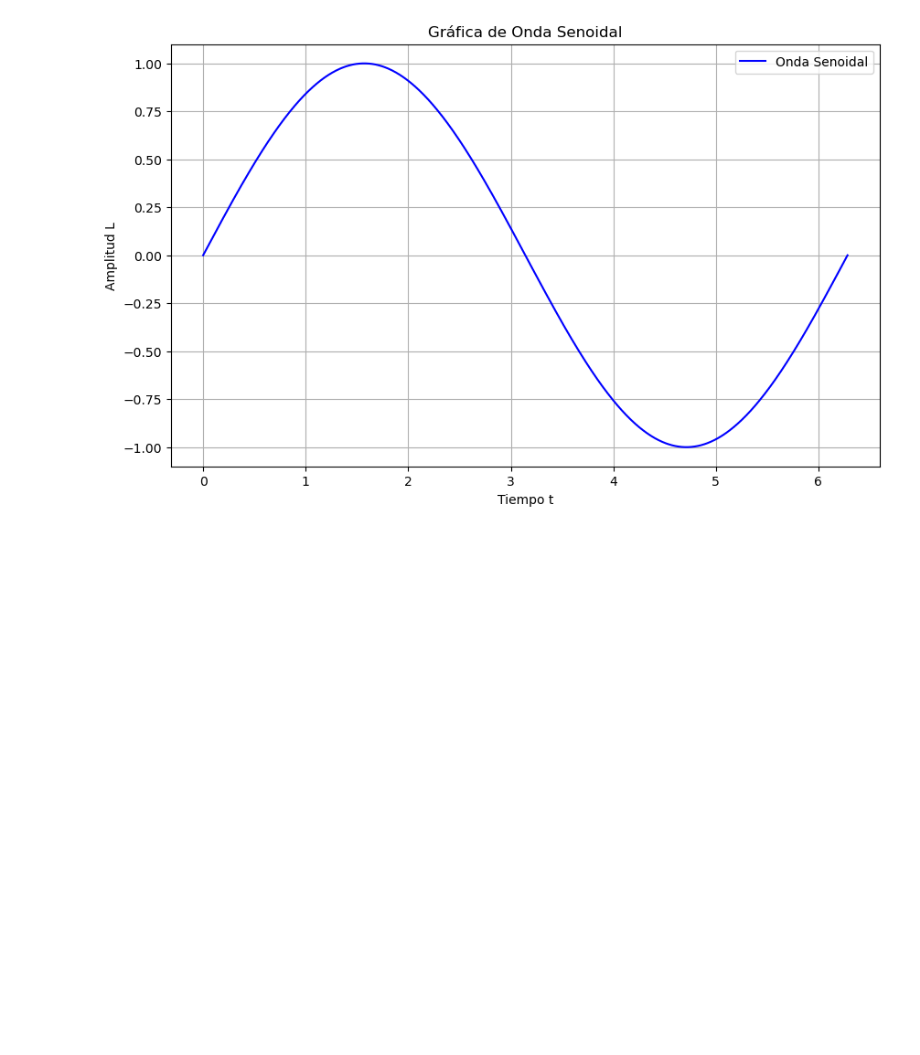
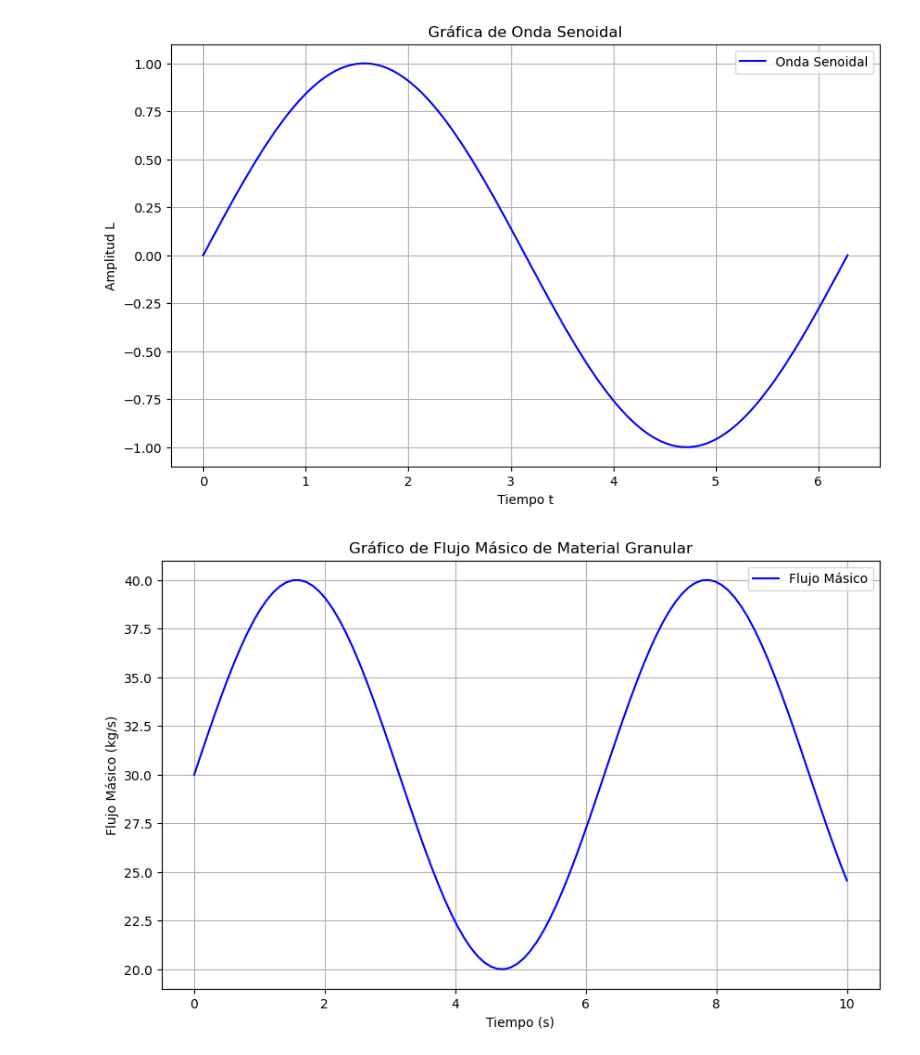
Before and after one commit to danielsh2390/Mi-primer-proyecto, a Jupyter notebook: Miprimer.ipynb, the cells around one changed output. Drawn from its saved outputs; the diff is of its cells as text; code cells hidden in the pictures; blank space fills up the shorter version.

Commit message:
FLujo másico

```diff
--- a/Miprimer.ipynb
+++ b/Miprimer.ipynb
@@ -146,3 +146,26 @@ plt.legend()
 plt.show()
 # %% [output]
 [figure]
+# %%
+import numpy as np
+import matplotlib.pyplot as plt
+
+# Definir el tiempo y la tasa de flujo másico (en kg/s)
+tiempo = np.linspace(0, 10, 100)  # Tiempo de 0 a 10 segundos
+flujo_masico = 10 * np.sin(tiempo) + 30  # Un ejemplo de flujo másico con variabilidad
+
+# Crear la gráfica
+plt.figure(figsize=(10, 6))
+plt.plot(tiempo, flujo_masico, label="Flujo Másico", color='b')
+
+# Añadir etiquetas y título
+plt.title("Gráfico de Flujo Másico de Material Granular")
+plt.xlabel("Tiempo (s)")
+plt.ylabel("Flujo Másico (kg/s)")
+plt.grid(True)
+plt.legend()
+
+# Mostrar la gráfica
+plt.show()
+# %% [output]
+[figure, added]
```
